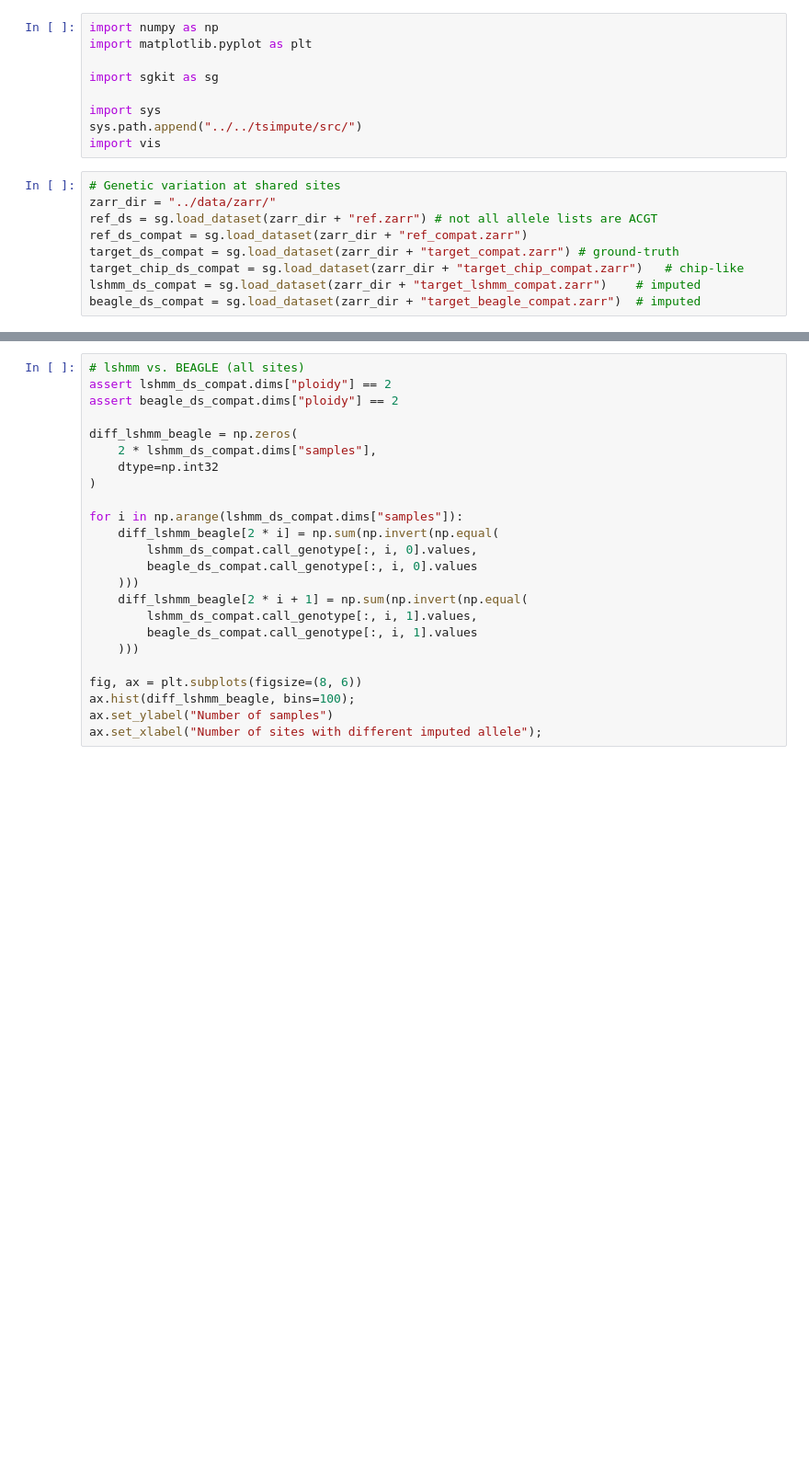
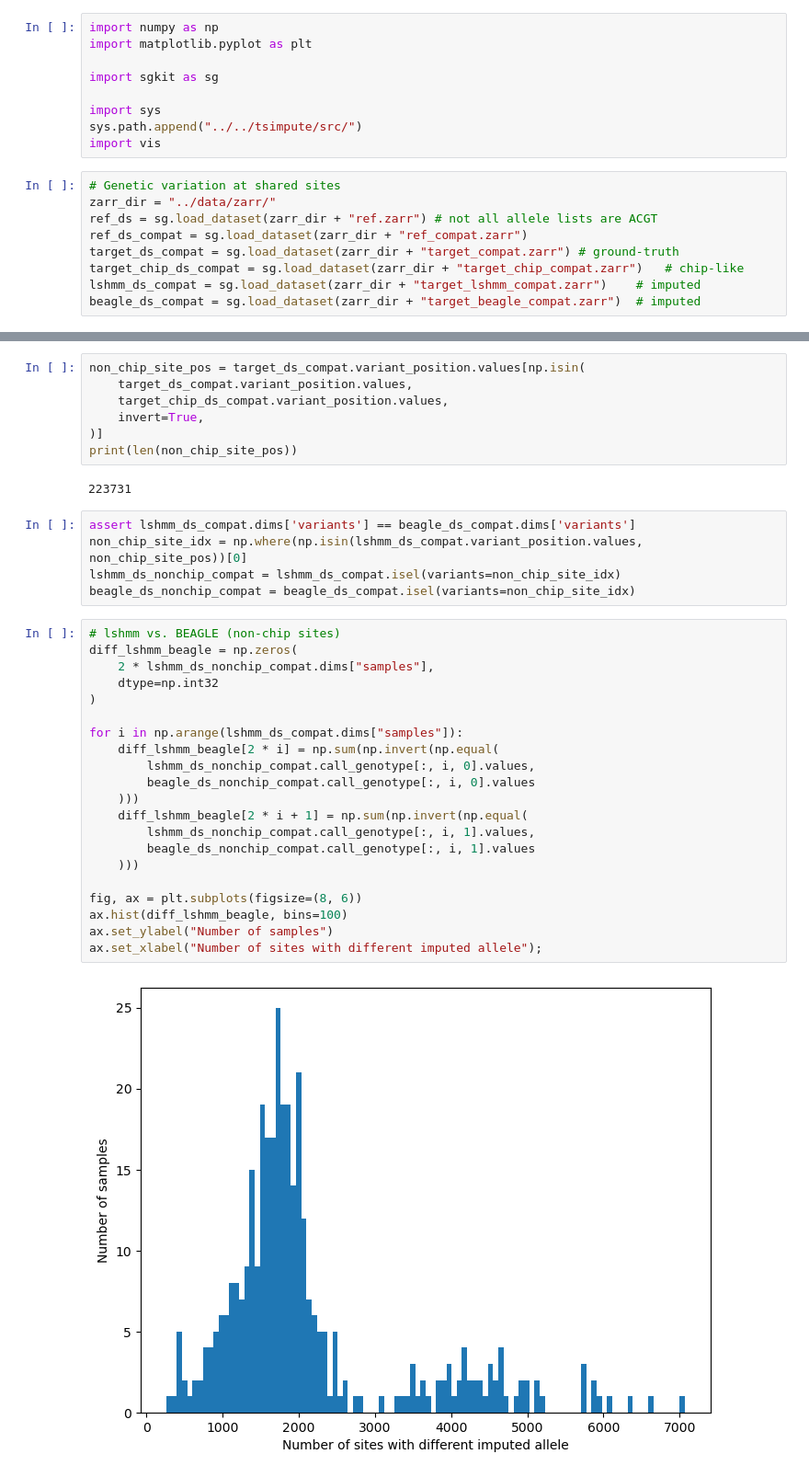
Before and after one commit to szhan/onekg_analysis, a Jupyter notebook: notebooks/compare_lshmm_beagle.ipynb, the cells around one changed output, grey strips where cells are left out. Shown at 92% size. Saved outputs shown, nothing was run; the diff lists cells and outputs as text; blank space fills up the shorter version.

```diff
--- a/notebooks/compare_lshmm_beagle.ipynb
+++ b/notebooks/compare_lshmm_beagle.ipynb
@@ -26,24 +43,37 @@ print(f"Sites in BEAGLE (full): {beagle_ds_compat.dims['variants']}")
+# %%
+non_chip_site_pos = target_ds_compat.variant_position.values[np.isin(
+    target_ds_compat.variant_position.values,
+    target_chip_ds_compat.variant_position.values,
+    invert=True,
+)]
+print(len(non_chip_site_pos))
+# %% [output]
+223731
+# %%
+assert lshmm_ds_compat.dims['variants'] == beagle_ds_compat.dims['variants']
+non_chip_site_idx = np.where(np.isin(lshmm_ds_compat.variant_position.values, non_chip_site_pos))[0]
+lshmm_ds_nonchip_compat = lshmm_ds_compat.isel(variants=non_chip_site_idx)
+beagle_ds_nonchip_compat = beagle_ds_compat.isel(variants=non_chip_site_idx)
 # %%
-# lshmm vs. BEAGLE (all sites)
-assert lshmm_ds_compat.dims["ploidy"] == 2
-assert beagle_ds_compat.dims["ploidy"] == 2
-
+# lshmm vs. BEAGLE (non-chip sites)
 diff_lshmm_beagle = np.zeros(
-    2 * lshmm_ds_compat.dims["samples"],
+    2 * lshmm_ds_nonchip_compat.dims["samples"],
     dtype=np.int32
 )
 
 for i in np.arange(lshmm_ds_compat.dims["samples"]):
     diff_lshmm_beagle[2 * i] = np.sum(np.invert(np.equal(
-        lshmm_ds_compat.call_genotype[:, i, 0].values,
-        beagle_ds_compat.call_genotype[:, i, 0].values
+        lshmm_ds_nonchip_compat.call_genotype[:, i, 0].values,
+        beagle_ds_nonchip_compat.call_genotype[:, i, 0].values
     )))
     diff_lshmm_beagle[2 * i + 1] = np.sum(np.invert(np.equal(
-        lshmm_ds_compat.call_genotype[:, i, 1].values,
-        beagle_ds_compat.call_genotype[:, i, 1].values
+        lshmm_ds_nonchip_compat.call_genotype[:, i, 1].values,
+        beagle_ds_nonchip_compat.call_genotype[:, i, 1].values
     )))
 
 fig, ax = plt.subplots(figsize=(8, 6))
-ax.hist(diff_lshmm_beagle, bins=100);
+ax.hist(diff_lshmm_beagle, bins=100)
 ax.set_ylabel("Number of samples")
 ax.set_xlabel("Number of sites with different imputed allele");
+# %% [output]
+[figure, added]
```
Also changed, not shown: parts of 11 cells of this notebook, 1 other file.
